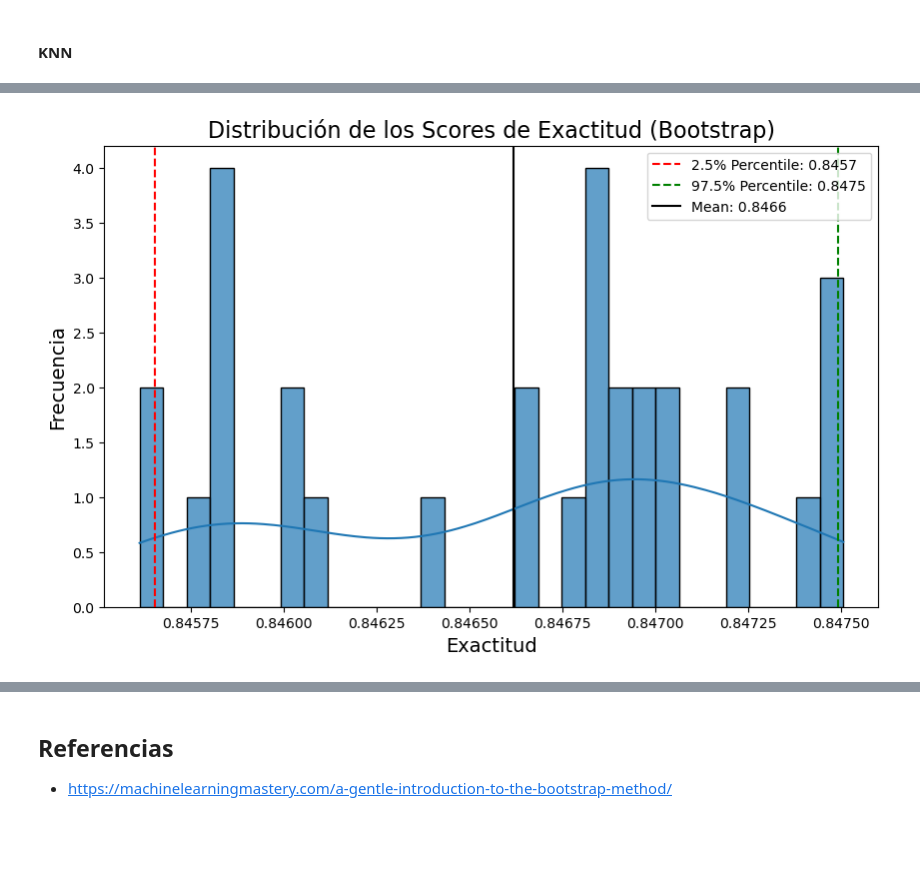
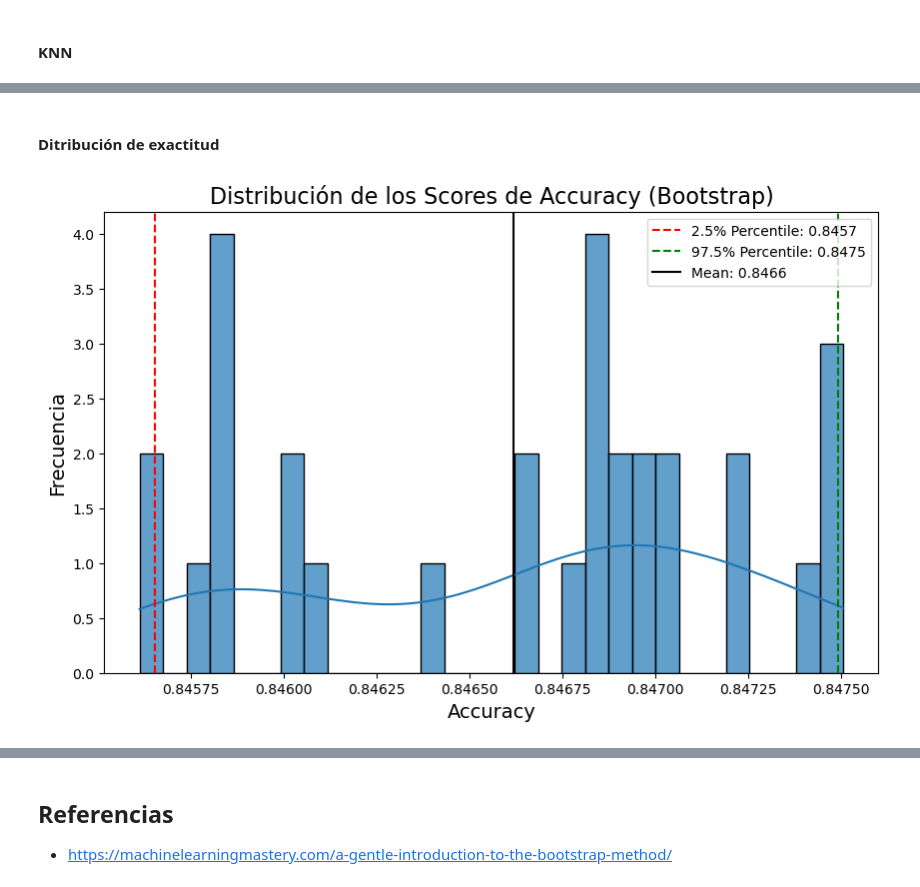
Before and after one commit to MonicaCabanas23/Clasificacion-y-Regresion-Lineal, a Jupyter notebook: Proyecto 3/data_splitting.ipynb, the cells around one changed output, grey strips where cells are left out. Cells and saved outputs as stored; diff of their text form; code cells hidden in the pictures; blank space fills up the shorter version.

```diff
--- a/Proyecto 3/data_splitting.ipynb
+++ b/Proyecto 3/data_splitting.ipynb
@@ -234,6 +265,6 @@ def get_bootstrap_ci(n_iterations, sample_size, X, y, model):
 # %%
 # Función para graficar la distribución de los scores de exactitud
-def graph_bootstrap_ci(accuracy_scores, lower_bound, upper_bound, mean_score):
+def graph_bootstrap_ci(accuracy_scores, lower_bound, upper_bound, mean_score, metric_name):
     plt.figure(figsize=(10, 6))
     sns.histplot(accuracy_scores, kde=True, bins=30, edgecolor='black', alpha=0.7)
 
@@ -243,8 +274,8 @@ def graph_bootstrap_ci(accuracy_scores, lower_bound, upper_bound, mean_score):
     plt.axvline(mean_score, color='black', linestyle='-', label=f'Mean: {mean_score:.4f}')
 
     # Etiquetas y título
-    plt.title("Distribución de los Scores de Exactitud (Bootstrap)", fontsize=16)
-    plt.xlabel("Exactitud", fontsize=14)
+    plt.title(f"Distribución de los Scores de {metric_name} (Bootstrap)", fontsize=16)
+    plt.xlabel(f"{metric_name}", fontsize=14)
     plt.ylabel("Frecuencia", fontsize=14)
 
     # Leyenda
@@ -259,8 +291,4 @@ n_iterations = 30
 sample_size = int(X_train.shape[0] * 0.50)
 
 lr = LogisticRegression(solver='lbfgs', max_iter=1000, random_state=42)
-accuracy_scores, lower_bound, upper_bound = get_bootstrap_ci(n_iterations, sample_size, X_train, y_train, lr)
-mean_score = np.mean(accuracy_scores)
-
-print(f"Intervalo de confianza del 95%: {lower_bound:.4f} - {upper_bound:.4f}")
-print(f"Puntuación media: {mean_score:.4f}")
+metrics_df, ci_results = get_bootstrap_metrics_ci(n_iterations, sample_size, X_train, y_train, lr)
@@ -270,4 +315,9 @@ Puntuación media: 0.8466
+# %% [markdown]
+#### Ditribución de exactitud
 # %%
-graph_bootstrap_ci(accuracy_scores, lower_bound, upper_bound, mean_score=mean_score)
+mean = ci_results['accuracy']['mean']
+lower_bound = ci_results['accuracy']['lower_bound']
+upper_bound = ci_results['accuracy']['upper_bound']
+graph_bootstrap_ci(metrics_df['accuracy'].values, lower_bound, upper_bound, mean, "Accuracy")
 # %% [output]
-[figure, old version]
+[figure, new version]
```
Also changed, not shown: parts of 13 cells of this notebook.
